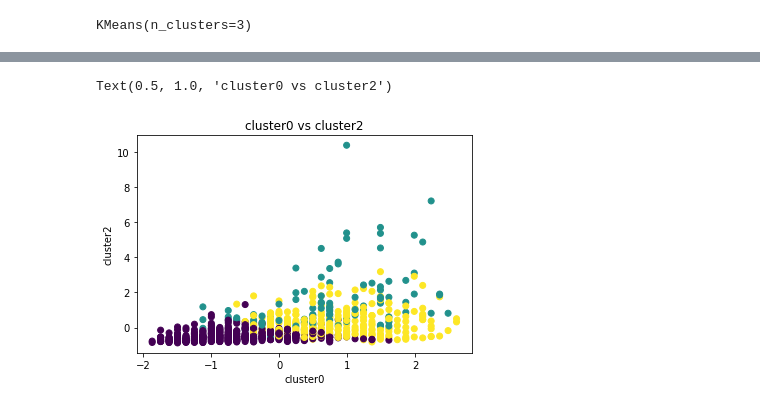
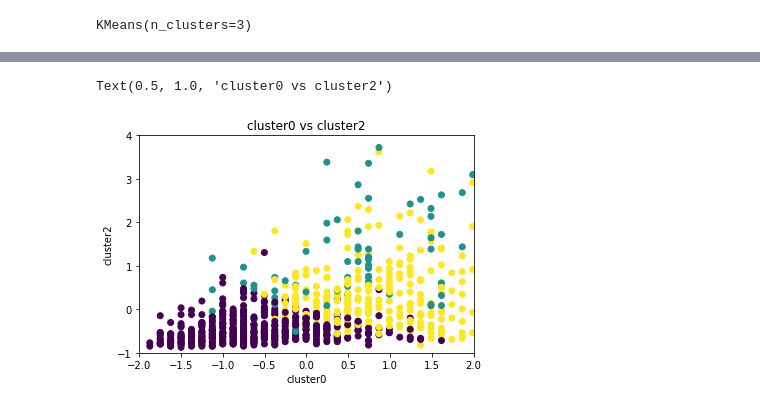
Before and after one commit to AP-State-Skill-Development-Corporation/Machine-Learning-Using-Python-EB6, a Jupyter notebook: Day08_13Oct2020/Day08_Unsupervised_Learning.ipynb, the cells around one changed output, grey strips where cells are left out. Saved outputs shown, nothing was run; the diff lists cells and outputs as text; code cells hidden in the pictures.

```diff
--- a/Day08_13Oct2020/Day08_Unsupervised_Learning.ipynb
+++ b/Day08_13Oct2020/Day08_Unsupervised_Learning.ipynb
@@ -296,10 +295,12 @@ df.groupby('cluster').mean()
 # %%
 import matplotlib.pyplot as plt
 
 plt.scatter(scaled[:,0], scaled[:,3], c = clusters.astype(float))
 plt.xlabel('cluster0')
 plt.ylabel('cluster2')
+plt.ylim(-1,4)
+plt.xlim(-2,2)
 plt.title('cluster0 vs cluster2')
 # %% [output]
 Text(0.5, 1.0, 'cluster0 vs cluster2')
-[figure, old version]
+[figure, new version]
```
Also changed, not shown: parts of 4 cells of this notebook.
